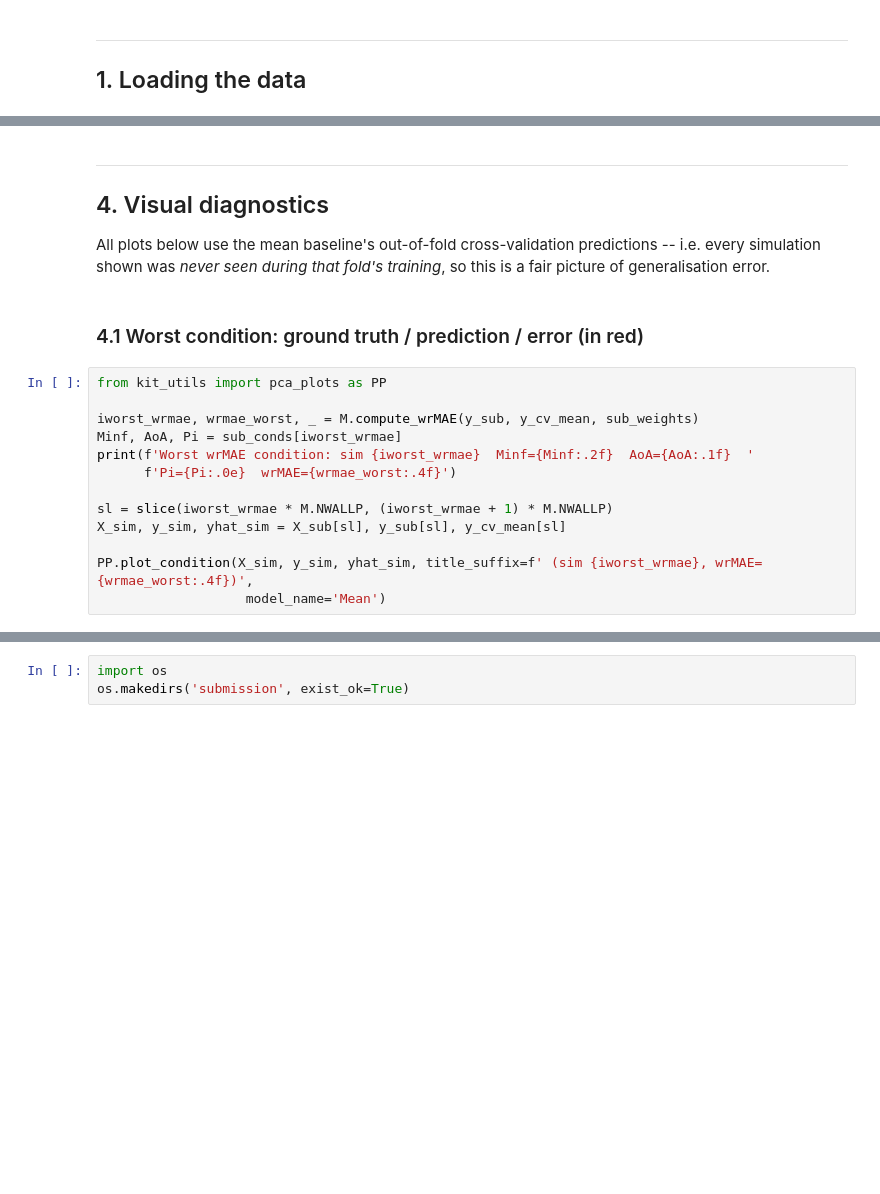
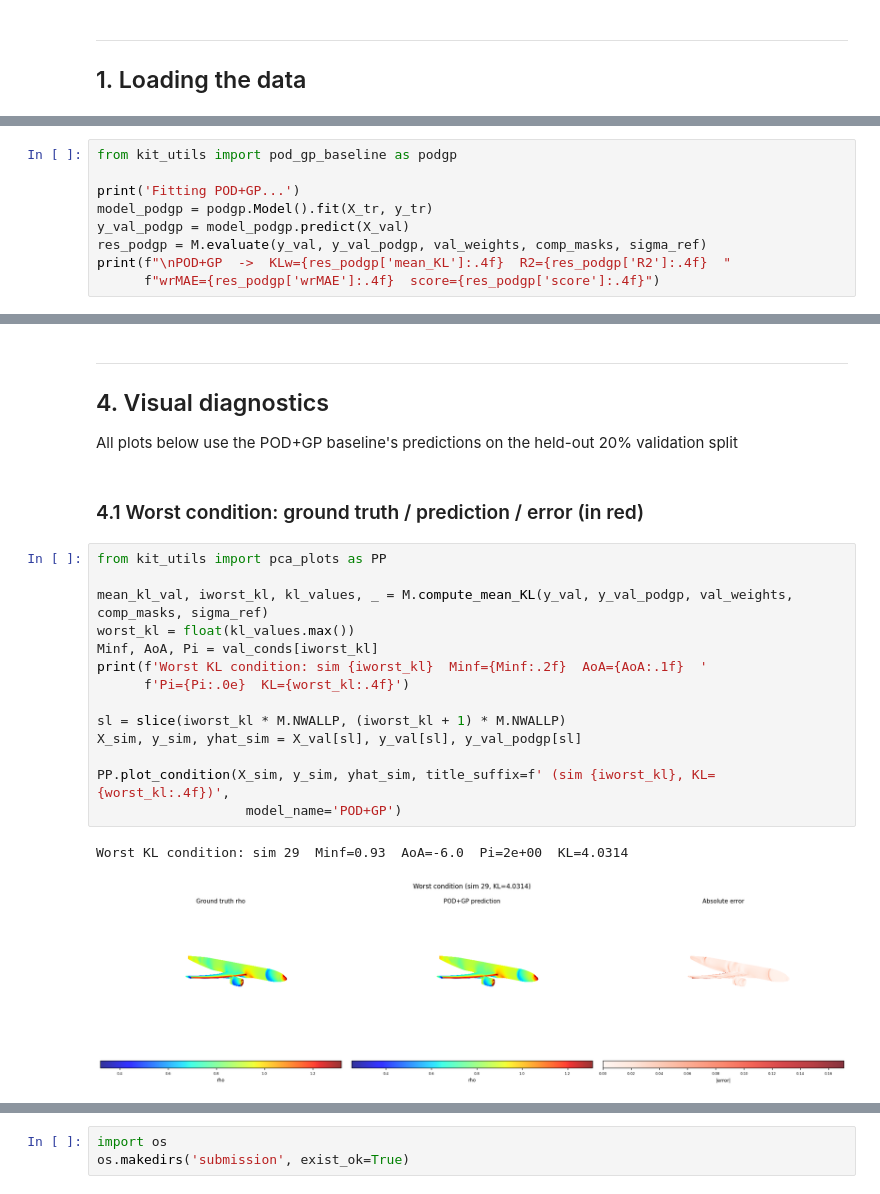
Before and after one commit to Akawalid/onera_468_crm_wall_distribution_regression_challenge_v2, a Jupyter notebook: bundle/starting_kit/starting_kit.ipynb, the cells around one changed output, grey strips where cells are left out. Saved outputs shown, nothing was run; the diff lists cells and outputs as text; blank space fills up the shorter version.

```diff
--- a/bundle/starting_kit/starting_kit.ipynb
+++ b/bundle/starting_kit/starting_kit.ipynb
@@ -155,0 +155,9 @@ python baselines/mlp_klw.py --data-dir /path/to/input_data
+# %%
+from kit_utils import pod_gp_baseline as podgp
+
+print('Fitting POD+GP...')
+model_podgp = podgp.Model().fit(X_tr, y_tr)
+y_val_podgp = model_podgp.predict(X_val)
+res_podgp = M.evaluate(y_val, y_val_podgp, val_weights, comp_masks, sigma_ref)
+print(f"\nPOD+GP  ->  KLw={res_podgp['mean_KL']:.4f}  R2={res_podgp['R2']:.4f}  "
+      f"wrMAE={res_podgp['wrMAE']:.4f}  score={res_podgp['score']:.4f}")
@@ -166,24 +192,27 @@ M.print_leaderboard({'Mean': res_mean})
 ---
 ## 4. Visual diagnostics
 
-All plots below use the mean baseline's out-of-fold cross-validation
-predictions -- i.e. every simulation shown was *never seen during that fold's
-training*, so this is a fair picture of generalisation error.
+All plots below use the POD+GP baseline's predictions on the held-out 20%
+validation split
 # %% [markdown]
 ### 4.1 Worst condition: ground truth / prediction / error (in red)
 # %%
 from kit_utils import pca_plots as PP
 
-iworst_wrmae, wrmae_worst, _ = M.compute_wrMAE(y_sub, y_cv_mean, sub_weights)
-Minf, AoA, Pi = sub_conds[iworst_wrmae]
-print(f'Worst wrMAE condition: sim {iworst_wrmae}  Minf={Minf:.2f}  AoA={AoA:.1f}  '
-      f'Pi={Pi:.0e}  wrMAE={wrmae_worst:.4f}')
+mean_kl_val, iworst_kl, kl_values, _ = M.compute_mean_KL(y_val, y_val_podgp, val_weights, comp_masks, sigma_ref)
+worst_kl = float(kl_values.max())
+Minf, AoA, Pi = val_conds[iworst_kl]
+print(f'Worst KL condition: sim {iworst_kl}  Minf={Minf:.2f}  AoA={AoA:.1f}  '
+      f'Pi={Pi:.0e}  KL={worst_kl:.4f}')
 
-sl = slice(iworst_wrmae * M.NWALLP, (iworst_wrmae + 1) * M.NWALLP)
-X_sim, y_sim, yhat_sim = X_sub[sl], y_sub[sl], y_cv_mean[sl]
+sl = slice(iworst_kl * M.NWALLP, (iworst_kl + 1) * M.NWALLP)
+X_sim, y_sim, yhat_sim = X_val[sl], y_val[sl], y_val_podgp[sl]
 
-PP.plot_condition(X_sim, y_sim, yhat_sim, title_suffix=f' (sim {iworst_wrmae}, wrMAE={wrmae_worst:.4f})',
-                   model_name='Mean')
+PP.plot_condition(X_sim, y_sim, yhat_sim, title_suffix=f' (sim {iworst_kl}, KL={worst_kl:.4f})',
+                   model_name='POD+GP')
+# %% [output]
+Worst KL condition: sim 29  Minf=0.93  AoA=-6.0  Pi=2e+00  KL=4.0314
+[figure, added]
 # %% [markdown]
 ### 4.2 Where does the error come from? PCA error directions
 
```
Also changed, not shown: parts of 19 cells of this notebook, 8 other files.
